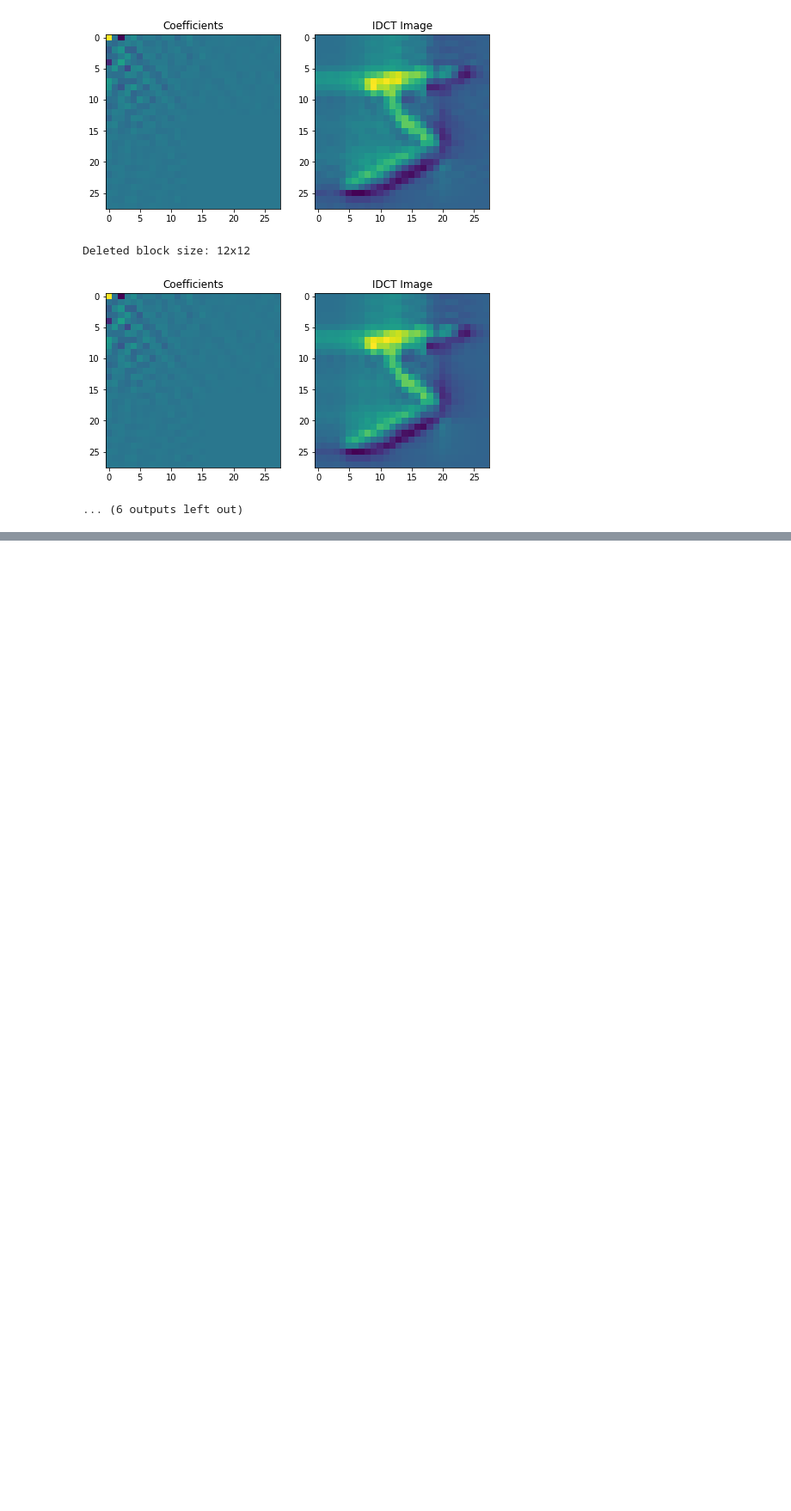
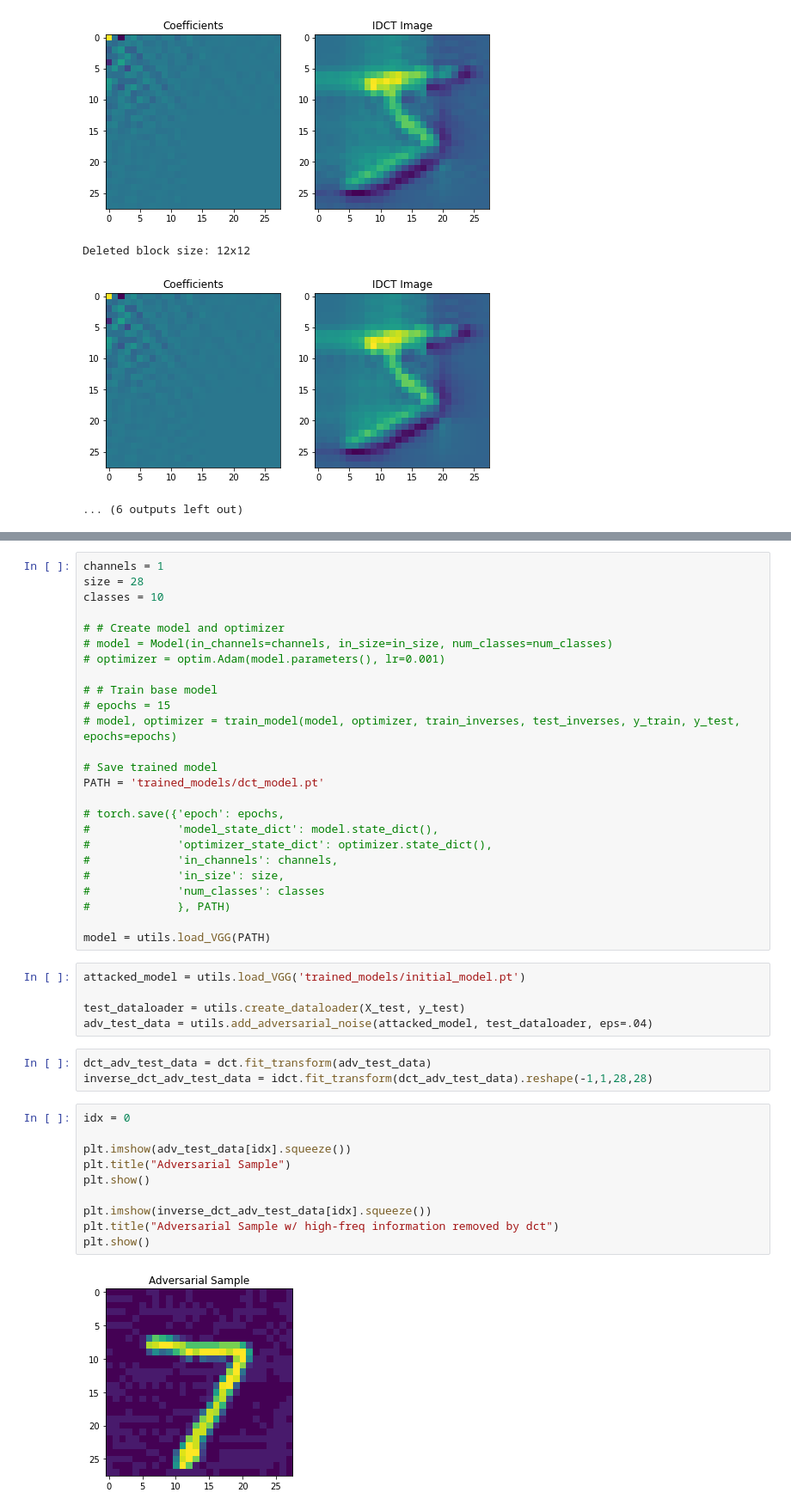
Before and after one commit to aranganath/Adversarial, a Jupyter notebook: dct_transform_implementation.ipynb, the cells around one changed output, grey strips where cells are left out. Shown at 86% size. Drawn from its saved outputs; the diff is of its cells as text; blank space fills up the shorter version.

```diff
--- a/dct_transform_implementation.ipynb
+++ b/dct_transform_implementation.ipynb
@@ -162,0 +244,45 @@ array([[ 1.07941178e+02, -1.70056372e+00, -7.09437445e+01,
+# %%
+channels = 1
+size = 28
+classes = 10
+
+# # Create model and optimizer
+# model = Model(in_channels=channels, in_size=in_size, num_classes=num_classes)
+# optimizer = optim.Adam(model.parameters(), lr=0.001)
+
+# # Train base model
+# epochs = 15
+# model, optimizer = train_model(model, optimizer, train_inverses, test_inverses, y_train, y_test, epochs=epochs)
+
+# Save trained model
+PATH = 'trained_models/dct_model.pt'
+
+# torch.save({'epoch': epochs,
+#             'model_state_dict': model.state_dict(),
+#             'optimizer_state_dict': optimizer.state_dict(),
+#             'in_channels': channels,
+#             'in_size': size,
+#             'num_classes': classes
+#             }, PATH)
+
+model = utils.load_VGG(PATH)
+# %%
+attacked_model = utils.load_VGG('trained_models/initial_model.pt')
+
+test_dataloader = utils.create_dataloader(X_test, y_test)
+adv_test_data = utils.add_adversarial_noise(attacked_model, test_dataloader, eps=.04)
+# %%
+dct_adv_test_data = dct.fit_transform(adv_test_data)
+inverse_dct_adv_test_data = idct.fit_transform(dct_adv_test_data).reshape(-1,1,28,28)
+# %%
+idx = 0
+
+plt.imshow(adv_test_data[idx].squeeze())
+plt.title("Adversarial Sample")
+plt.show()
+
+plt.imshow(inverse_dct_adv_test_data[idx].squeeze())
+plt.title("Adversarial Sample w/ high-freq information removed by dct")
+plt.show()
+# %% [output]
+[figure, added]
```
Also changed, not shown: parts of 11 cells of this notebook, 3 other files.
